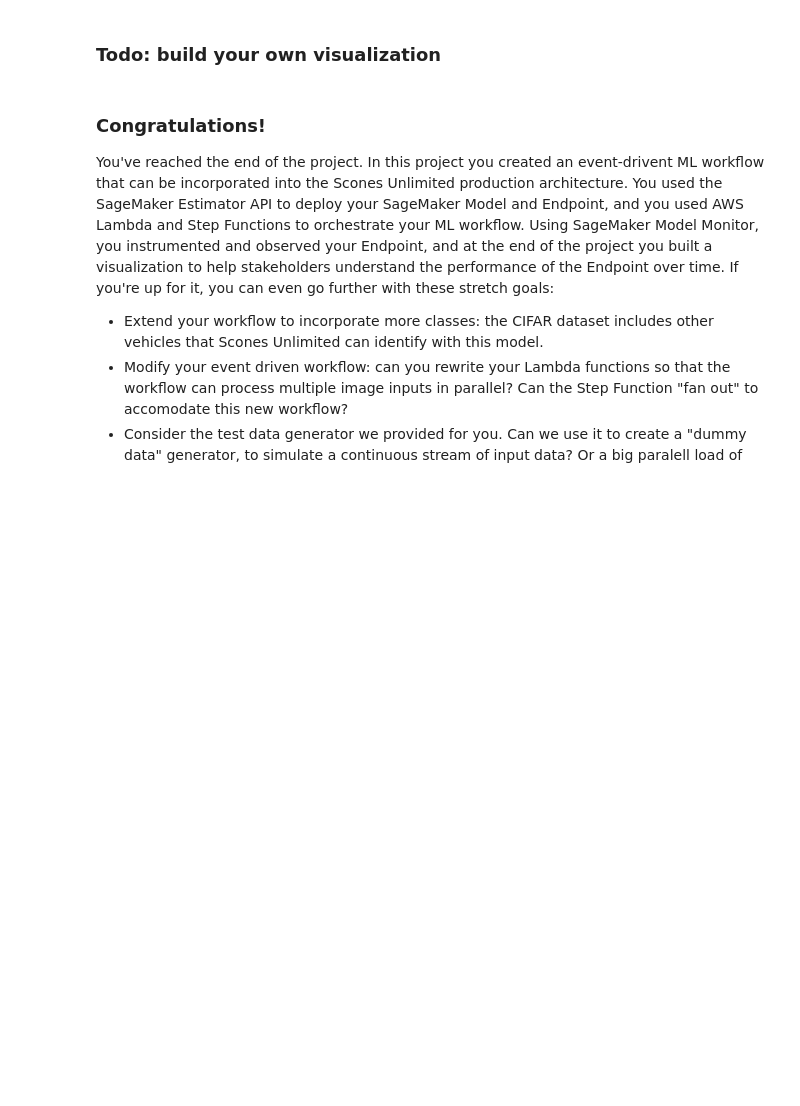
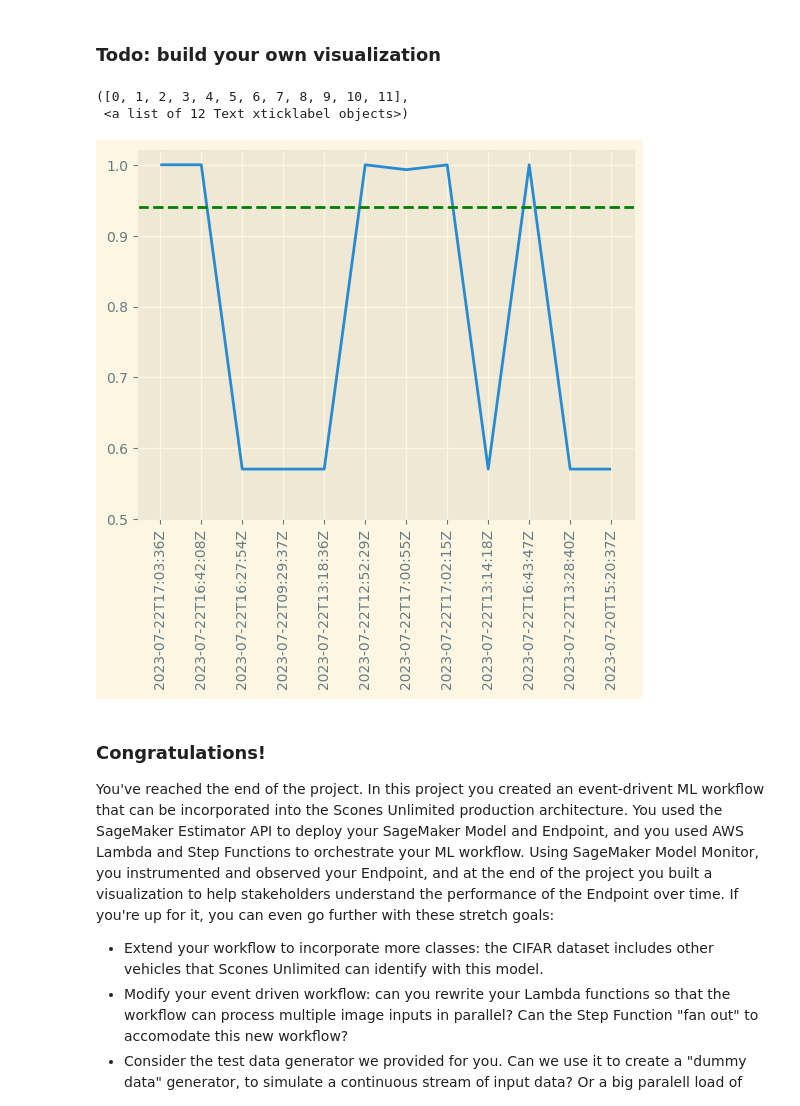
Before and after one commit to vishnusharma03/udacity-nd009t-C2-Developing-ML-Workflow, a Jupyter notebook: project/starter.ipynb, the cells around one changed output. Saved outputs shown, nothing was run; the diff lists cells and outputs as text; code cells hidden in the pictures; blank space fills up the shorter version.

```diff
--- a/project/starter.ipynb
+++ b/project/starter.ipynb
@@ -694,5 +717,22 @@ plt.gcf().autofmt_xdate()
 # %% [markdown]
 ### Todo: build your own visualization
+# %%
+a = []
+b = []
+for obj in json_data:
+    inference, timestamp = simple_getter(obj)
+
+    a.append(max(inference))
+    b.append(timestamp)
+
+plt.plot(b, a)
+plt.axhline(y=0.94, color='g', linestyle='--')
+plt.ylim(bottom=.50)
+plt.xticks(rotation=90)
+# %% [output]
+([0, 1, 2, 3, 4, 5, 6, 7, 8, 9, 10, 11],
+ <a list of 12 Text xticklabel objects>)
+[figure, added]
 # %% [markdown]
 ### Congratulations!
 
```
Also changed, not shown: parts of 5 cells of this notebook.
